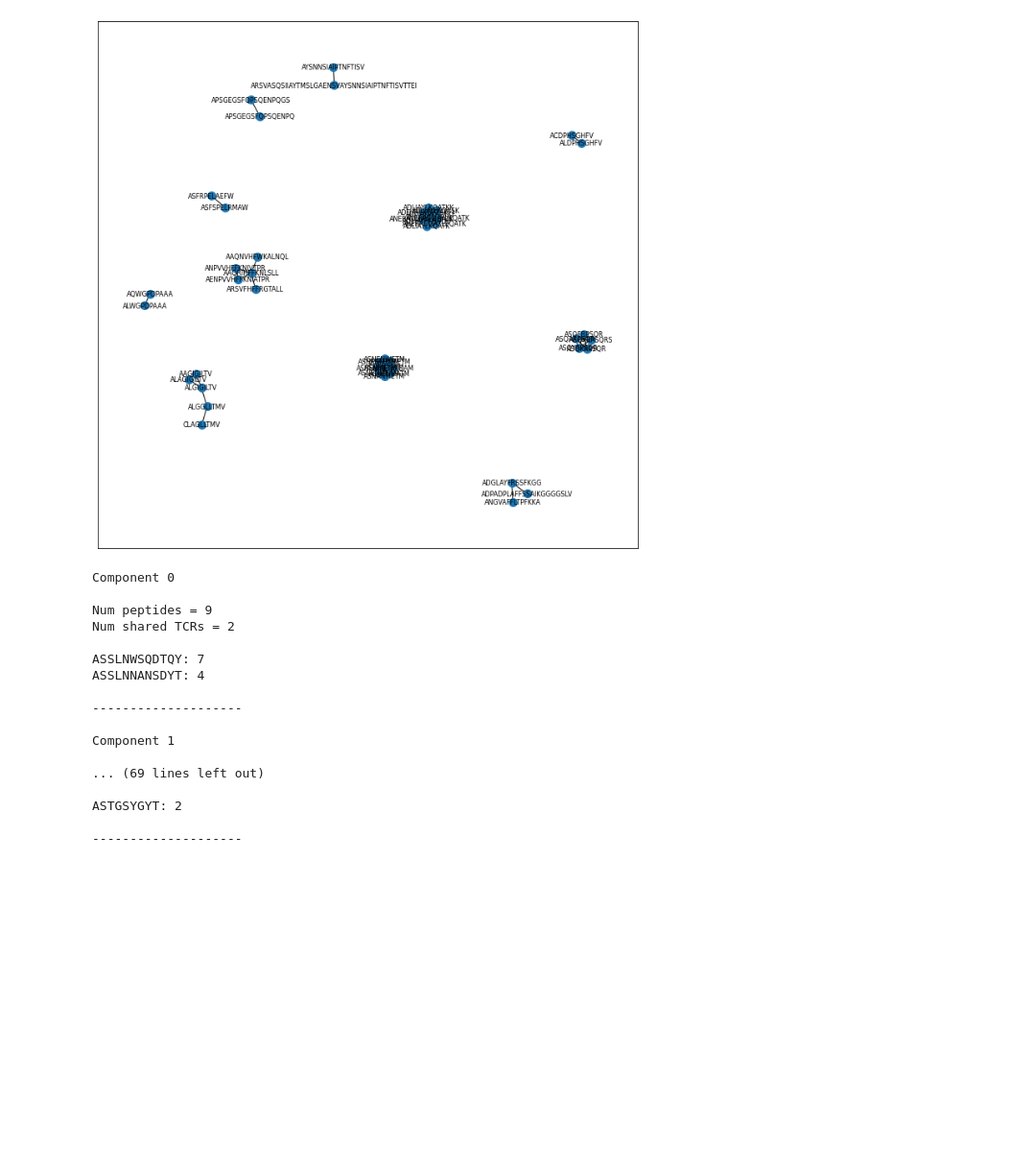
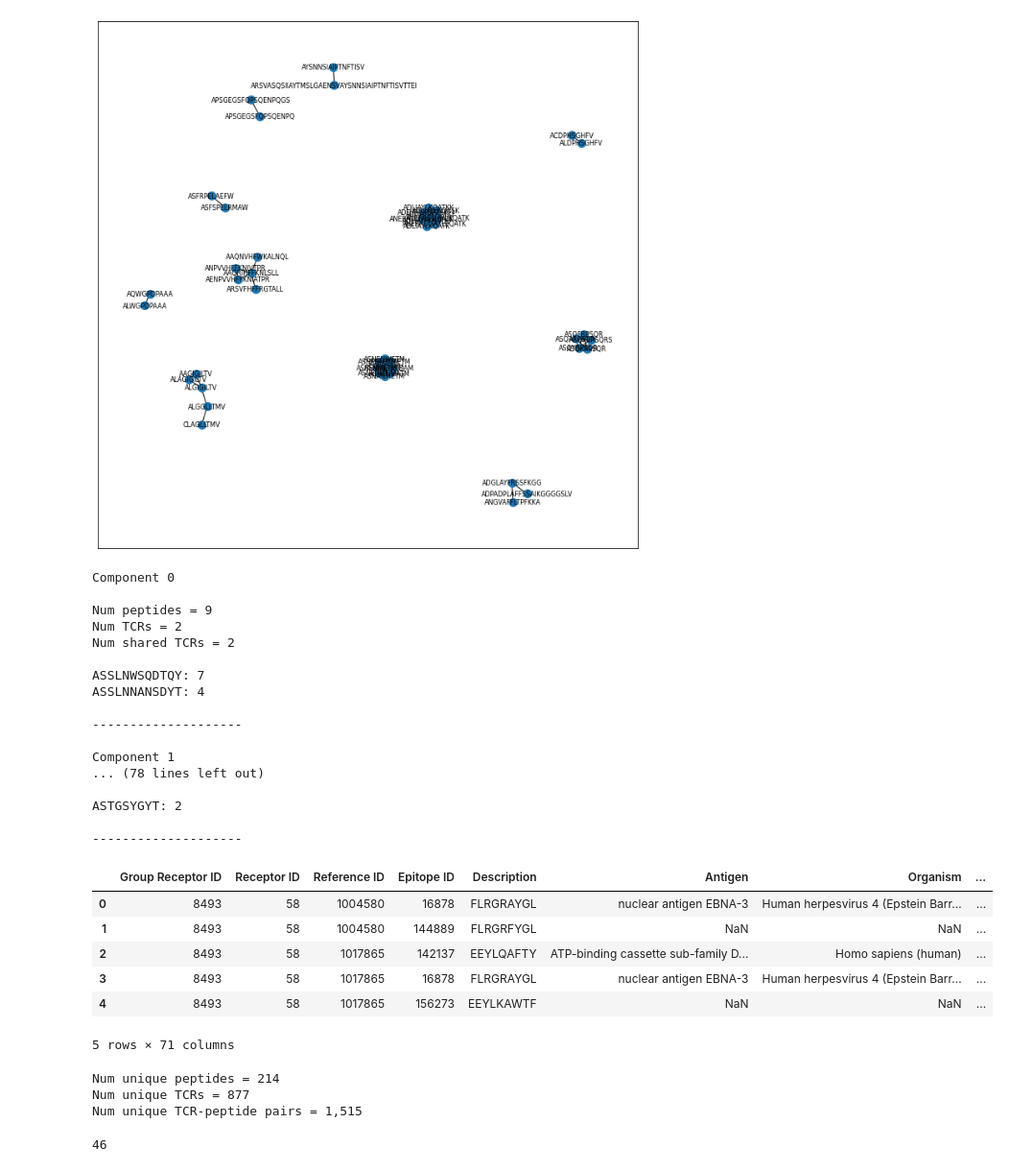
Before and after one commit to swansonk14/tcr-bert, a Jupyter notebook: jupyter/peptide_similarity.ipynb, the cells around one changed output. Shown at 96% size. Saved outputs shown, nothing was run; the diff lists cells and outputs as text; code cells hidden in the pictures; blank space fills up the shorter version.

```diff
--- a/jupyter/peptide_similarity.ipynb
+++ b/jupyter/peptide_similarity.ipynb
@@ -212,6 +216,7 @@ for index, component in enumerate(components):
     if num_shared_tcrs > 0:
         print(f'Component {index}\n')
         print(f'Num peptides = {len(component):,}')
+        print(f'Num TCRs = {len(tcr_to_count):,}')
         print(f'Num shared TCRs = {num_shared_tcrs:,}\n')
 
         for tcr, count in tcr_to_count.items():
@@ -223,6 +228,7 @@ for index, component in enumerate(components):
 Component 0
 
 Num peptides = 9
+Num TCRs = 2
 Num shared TCRs = 2
 
 ASSLNWSQDTQY: 7
@@ -231,9 +237,35 @@ ASSLNNANSDYT: 4
 --------------------
 
 Component 1
-
-... (69 lines left out)
+... (78 lines left out)
 
 ASTGSYGYT: 2
 
 --------------------
+# %%
+neg = pd.read_csv('../../data/iedb_negative.csv', sep=metadata['sep'])
+# neg = clean_data(neg, tcr_col=metadata['tcr_col'], pep_col=metadata['pep_col'])
+neg = neg[[all(aa in extended_iupac_protein_alphabet for aa in peptide) for peptide in neg['Description']]]
+neg = neg[neg['Chain 2 CDR3 Calculated'].notna() | neg['Chain 2 CDR3 Curated'].notna()]
+neg.head()
+# %% [output]
+|  | Group Receptor ID | Receptor ID | Reference ID | Epitope ID | Description | Antigen | Organism | ... |
+| 0 | 8493 | 58 | 1004580 | 16878 | FLRGRAYGL | nuclear antigen EBNA-3 | Human herpesvirus 4 (Epstein Barr... | ... |
+| 1 | 8493 | 58 | 1004580 | 144889 | FLRGRFYGL | NaN | NaN | ... |
+| 2 | 8493 | 58 | 1017865 | 142137 | EEYLQAFTY | ATP-binding cassette sub-family D... | Homo sapiens (human) | ... |
+| 3 | 8493 | 58 | 1017865 | 16878 | FLRGRAYGL | nuclear antigen EBNA-3 | Human herpesvirus 4 (Epstein Barr... | ... |
+| 4 | 8493 | 58 | 1017865 | 156273 | EEYLKAWTF | NaN | NaN | ... |
+5 rows × 71 columns
+# %%
+print(f'Num unique peptides = {neg["Description"].nunique():,}')
+print(f'Num unique TCRs = {len(set(neg["Chain 2 CDR3 Calculated"]) | set(neg["Chain 2 CDR3 Curated"])):,}')
+print(f'Num unique TCR-peptide pairs = {len(neg):,}')
+# %% [output]
+Num unique peptides = 214
+Num unique TCRs = 877
+Num unique TCR-peptide pairs = 1,515
+# %%
+comp_peps = {peptide for component in components for peptide in component}
+len(comp_peps)
+# %% [output]
+46
```
Also changed, not shown: parts of 7 cells of this notebook.
